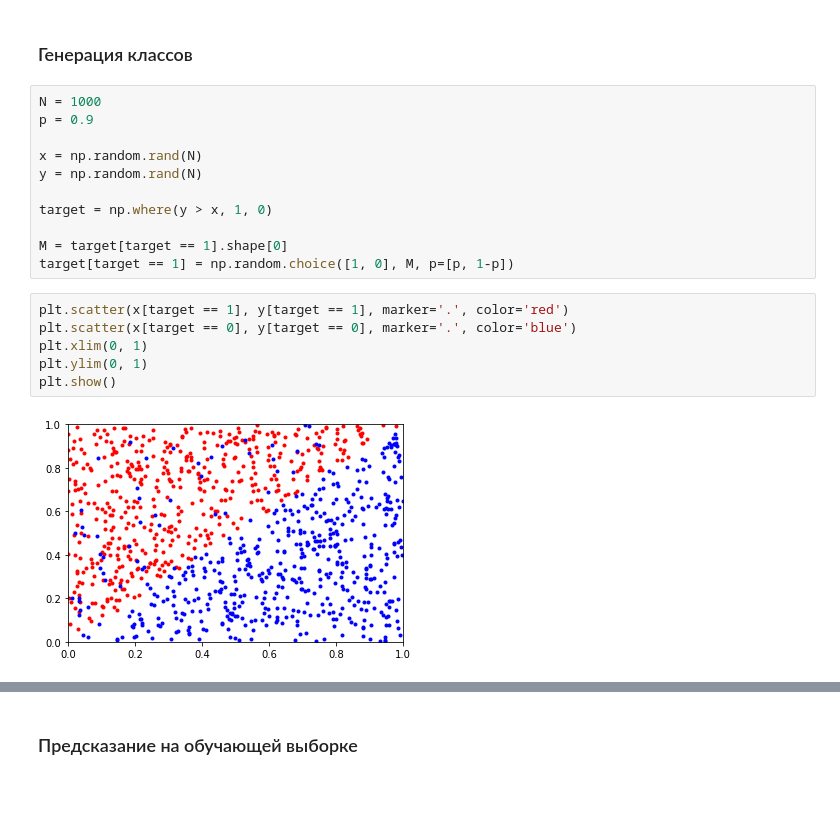
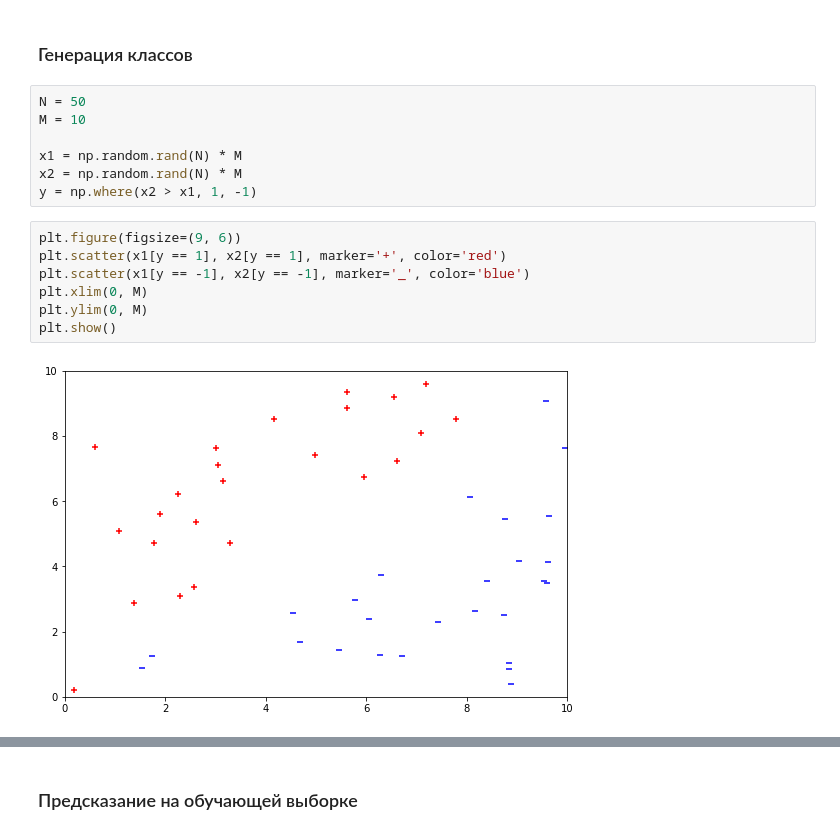
Before and after one commit to N0rdream/maths-for-ds-course, a Jupyter notebook: hw03.ipynb, the cells around one changed output, grey strips where cells are left out. Saved outputs shown, nothing was run; the diff lists cells and outputs as text; blank space fills up the shorter version.

```diff
--- a/hw03.ipynb
+++ b/hw03.ipynb
@@ -8,22 +59,19 @@ from sklearn.svm import SVC
 ## Линейно разделимые классы
 # %% [markdown]
 ### Генерация классов
-# %%
-N = 1000
-p = 0.9
-
-x = np.random.rand(N)
-y = np.random.rand(N)
-
-target = np.where(y > x, 1, 0)
-
-M = target[target == 1].shape[0]
-target[target == 1] = np.random.choice([1, 0], M, p=[p, 1-p])
+# %%
+N = 50
+M = 10
+
+x1 = np.random.rand(N) * M
+x2 = np.random.rand(N) * M
+y = np.where(x2 > x1, 1, -1)
 # %%
-plt.scatter(x[target == 1], y[target == 1], marker='.', color='red')
-plt.scatter(x[target == 0], y[target == 0], marker='.', color='blue')
-plt.xlim(0, 1)
-plt.ylim(0, 1)
+plt.figure(figsize=(9, 6))
+plt.scatter(x1[y == 1], x2[y == 1], marker='+', color='red')
+plt.scatter(x1[y == -1], x2[y == -1], marker='_', color='blue')
+plt.xlim(0, M)
+plt.ylim(0, M)
 plt.show()
 # %% [output]
-[figure, old version]
+[figure, new version]
```
Also changed, not shown: parts of 29 cells of this notebook.
